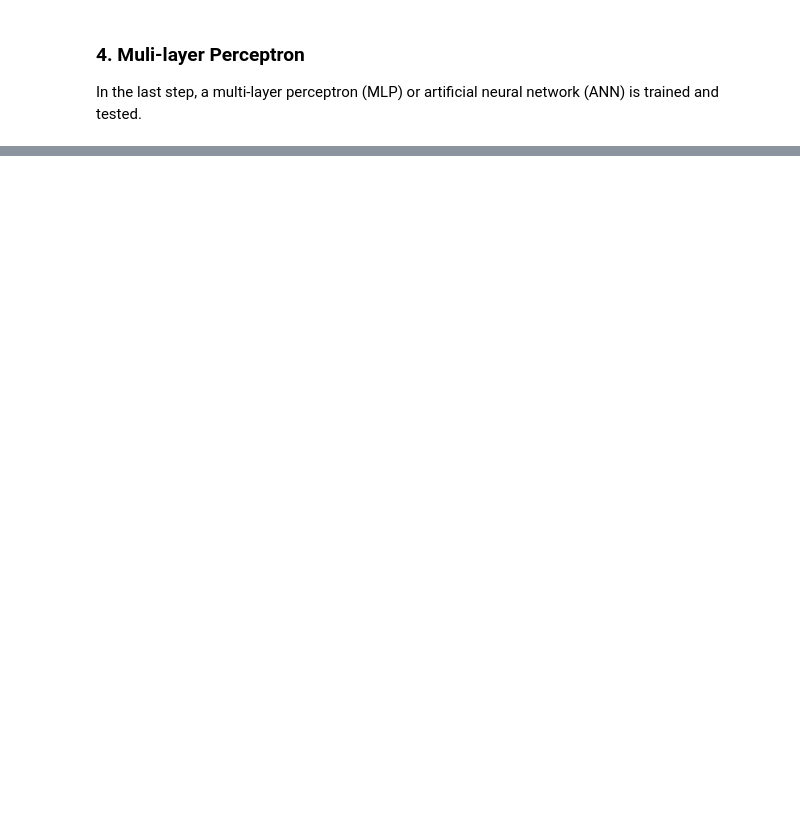
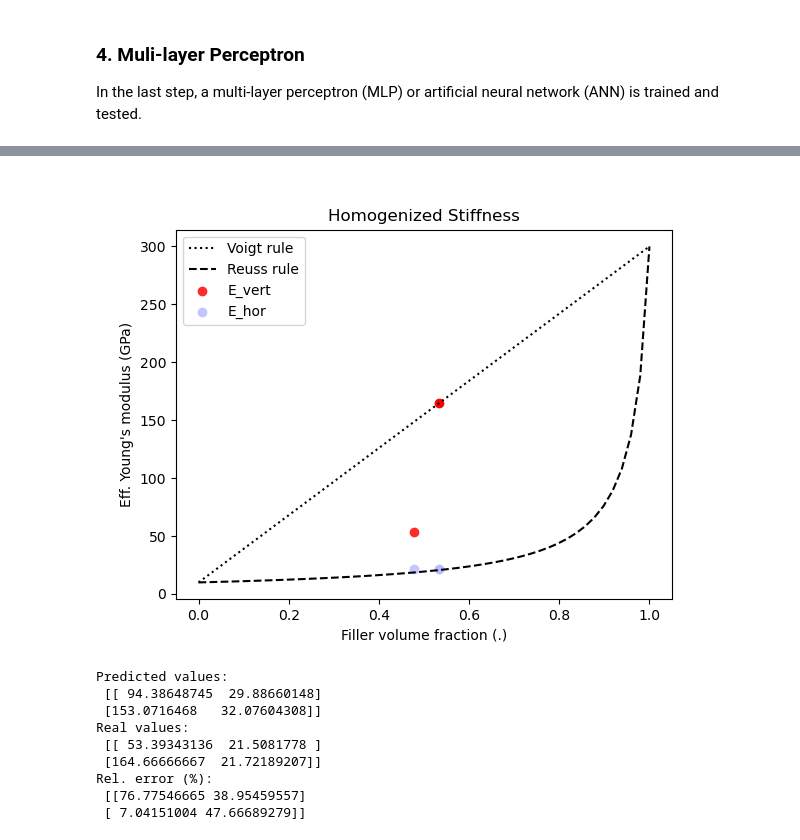
Before and after one commit to AHartmaier/ML-Tutorial, a Jupyter notebook: notebooks/machine_learning.ipynb, the cells around one changed output, grey strips where cells are left out. Cells and saved outputs as stored; diff of their text form; code cells hidden in the pictures; blank space fills up the shorter version.

```diff
--- a/notebooks/machine_learning.ipynb
+++ b/notebooks/machine_learning.ipynb
@@ -294,11 +286,12 @@ In the last step, a multi-layer perceptron (MLP) or artificial neural network (A
 plt.close(fig)
 
 # Neural Network
+# requires scaled features and labels
 hid_layers = [80, 50, 60]
 regr_ann = MLPRegressor(hidden_layer_sizes=hid_layers, random_state=1, max_iter=500)
 regr_ann.fit(xt_scaled, yt_scaled)
-y_ann = (regr_ann.predict(xt_scaled) + 1.0)/sc_train_f + sc_train_o
-ytest_ann = (regr_ann.predict(xtest_scaled) + 1.0)/sc_test_f + sc_test_o
+y_ann = scaler_l.inverse_transform(regr_ann.predict(xt_scaled))
+ytest_ann = scaler_l.inverse_transform(regr_ann.predict(xtest_scaled))
 
 E_max = max(max(y_train.ravel()), max(y_ann.ravel()))
 
@@ -322,0 +317,25 @@ plt.close(fig)
+# %%
+plt.close(fig)
+
+# extract volume fraction and shape parameters for unknown composite material
+val = ResultDB(E1=10.0, E2=300.0)
+val.read('results_10_300.json', path='../data')
+fig = val.plot()
+
+x_val, y_val = extract_data(val, n_feat=n_feat, n_label=n_label)
+xv_scaled = scaler_f.transform(x_val)
+y_pred = scaler_l.inverse_transform(regr_ann.predict(xv_scaled))
+print('Predicted values:\n', y_pred)
+print('Real values:\n', y_val)
+print('Rel. error (%):\n', abs(y_pred/y_val - 1) * 100)
+# %% [output]
+[figure, added]
+Predicted values:
+ [[ 94.38648745  29.88660148]
+ [153.0716468   32.07604308]]
+Real values:
+ [[ 53.39343136  21.5081778 ]
+ [164.66666667  21.72189207]]
+Rel. error (%):
+ [[76.77546665 38.95459557]
+ [ 7.04151004 47.66689279]]
```
Also changed, not shown: parts of 10 cells of this notebook, 1 other file.
